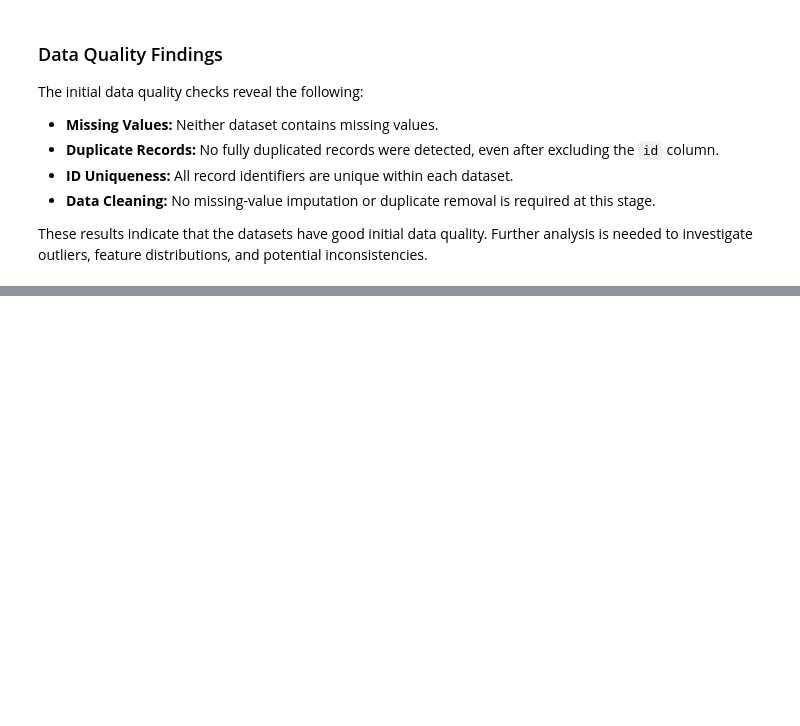
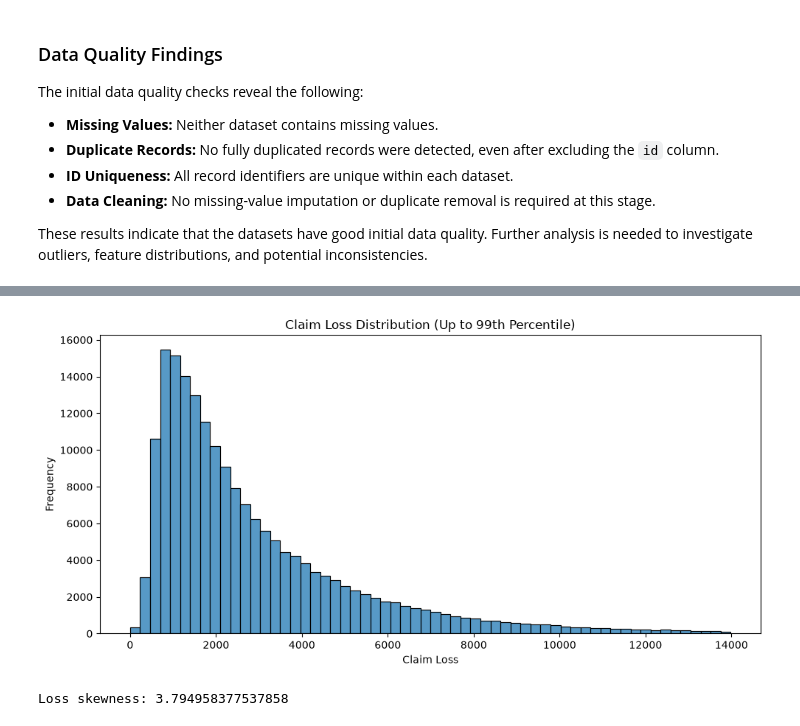
Before and after one commit to masoud-vosoughi/allstate-claims-severity, a Jupyter notebook: notebooks/01_data_overview.ipynb, the cells around one changed output, grey strips where cells are left out. Saved outputs shown, nothing was run; the diff lists cells and outputs as text; code cells hidden in the pictures; blank space fills up the shorter version.

```diff
--- a/notebooks/01_data_overview.ipynb
+++ b/notebooks/01_data_overview.ipynb
@@ -164,0 +239,24 @@ and potential inconsistencies.
+# %%
+p99 = train["loss"].quantile(0.99)
+
+loss_zoomed = train.loc[train["loss"] <= p99, "loss"]
+
+plt.figure(figsize=(10, 5))
+
+sns.histplot(
+    loss_zoomed,
+    bins=60
+)
+
+plt.title("Claim Loss Distribution (Up to 99th Percentile)")
+plt.xlabel("Claim Loss")
+plt.ylabel("Frequency")
+
+plt.tight_layout()
+plt.show()
+# %% [output]
+[figure, added]
+# %%
+print("Loss skewness:", train["loss"].skew())
+# %% [output]
+Loss skewness: 3.794958377537858
```
Also changed, not shown: parts of 16 cells of this notebook.
